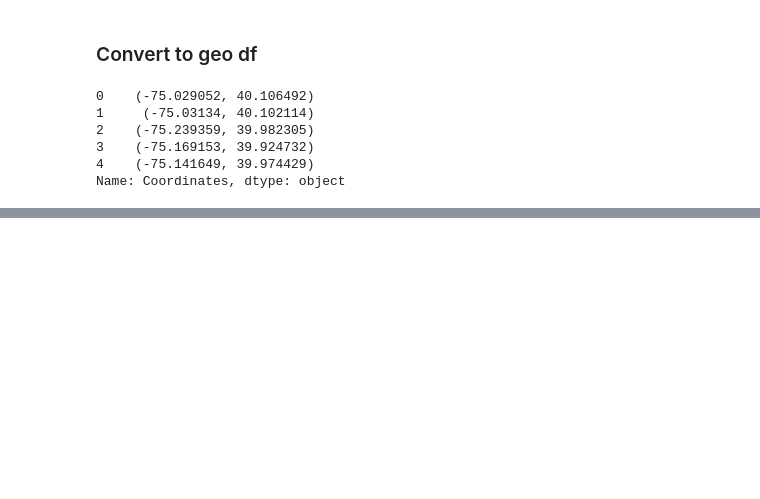
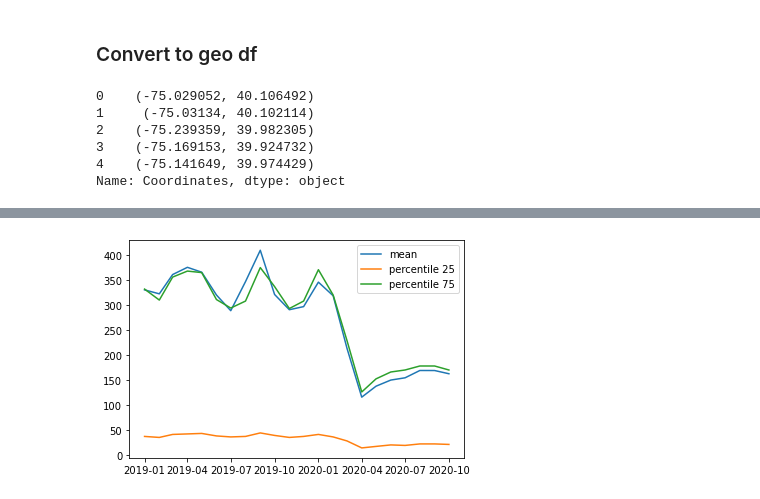
Before and after one commit to hkronenb/HK_DATS_Practicum, a Jupyter notebook: notebooks/Cluster Plot.ipynb, the cells around one changed output, grey strips where cells are left out. Drawn from its saved outputs; the diff is of its cells as text; code cells hidden in the pictures; blank space fills up the shorter version.

```diff
--- a/notebooks/Cluster Plot.ipynb
+++ b/notebooks/Cluster Plot.ipynb
@@ -251,0 +324,6 @@ ax.set_axis_off()
+# %%
+philly_patterns_all = philly_patterns_all[
+    ['safegraph_place_id', 'date_range_start', 'raw_visit_counts']
+]
+# %%
+philly_patterns_all = philly_patterns_all.merge(clusters, on = 'safegraph_place_id')
@@ -251,0 +339,6 @@ ax.set_axis_off()
+# %%
+def percentile(n):
+    def percentile_(x):
+        return x.quantile(n/100)
+    percentile_.__name__ = 'percentile {}'.format(n)
+    return percentile_
@@ -251,0 +353,2 @@ ax.set_axis_off()
+# %%
+philly_percentiles = philly_patterns_all.groupby('date_range_start').raw_visit_counts.agg([np.mean, percentile(25), percentile(75) ]).reset_index()
@@ -251,0 +375,11 @@ ax.set_axis_off()
+# %%
+plt.plot('date_range_start', 'mean', data=philly_percentiles)
+plt.plot('date_range_start', 'percentile 25', data=philly_percentiles)
+plt.plot('date_range_start', 'percentile 75', data=philly_percentiles)
+# show legend
+plt.legend()
+
+# show graph
+plt.show()
+# %% [output]
+[figure, added]
```
Also changed, not shown: parts of 29 cells of this notebook, 5 other files.
